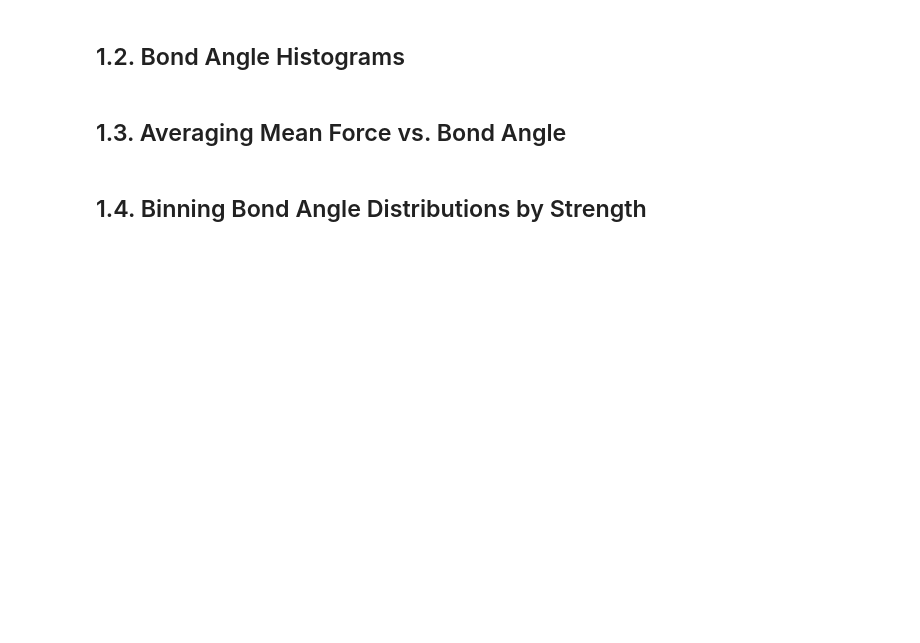
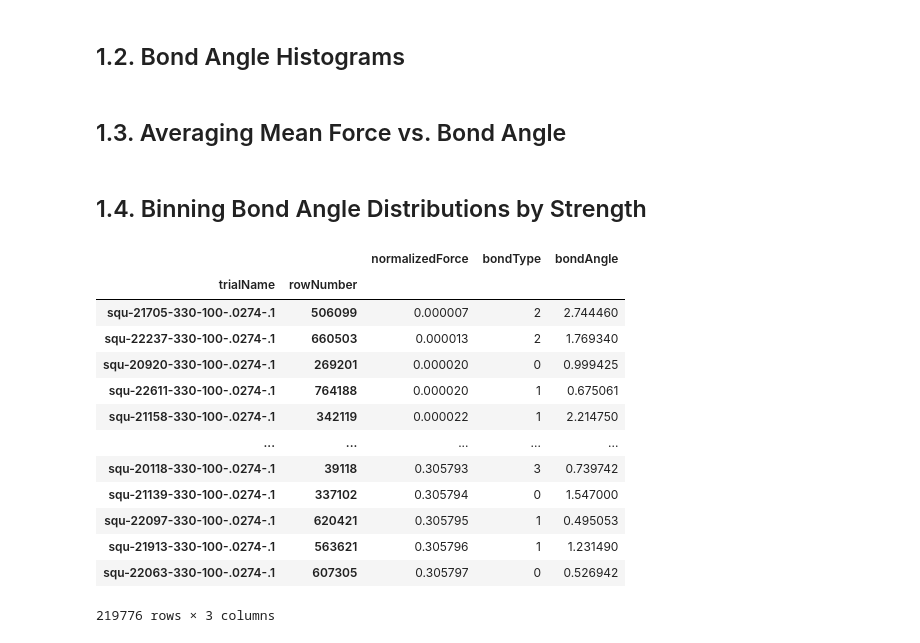
Before and after one commit to andyletzhang/SwatGrains, a Jupyter notebook: BondAngle_Analysis.ipynb, the cells around one changed output. Cells and saved outputs as stored; diff of their text form; code cells hidden in the pictures; blank space fills up the shorter version.

```diff
--- a/BondAngle_Analysis.ipynb
+++ b/BondAngle_Analysis.ipynb
@@ -238,0 +232,17 @@ for file in ['squ100_07-19']:
+# %%
+dataDict[file].sort_values(by='normalizedForce').iloc[0:round(len(dataDict[file])/4)]
+# %% [output]
+|  |  | normalizedForce | bondType | bondAngle |
+| trialName | rowNumber |  |  |  |
+| squ-21705-330-100-.0274-.1 | 506099 | 0.000007 | 2 | 2.744460 |
+| squ-22237-330-100-.0274-.1 | 660503 | 0.000013 | 2 | 1.769340 |
+| squ-20920-330-100-.0274-.1 | 269201 | 0.000020 | 0 | 0.999425 |
+| squ-22611-330-100-.0274-.1 | 764188 | 0.000020 | 1 | 0.675061 |
+| squ-21158-330-100-.0274-.1 | 342119 | 0.000022 | 1 | 2.214750 |
+| ... | ... | ... | ... | ... |
+| squ-20118-330-100-.0274-.1 | 39118 | 0.305793 | 3 | 0.739742 |
+| squ-21139-330-100-.0274-.1 | 337102 | 0.305794 | 0 | 1.547000 |
+| squ-22097-330-100-.0274-.1 | 620421 | 0.305795 | 1 | 0.495053 |
+| squ-21913-330-100-.0274-.1 | 563621 | 0.305796 | 1 | 1.231490 |
+| squ-22063-330-100-.0274-.1 | 607305 | 0.305797 | 0 | 0.526942 |
+219776 rows × 3 columns
```
Also changed, not shown: parts of 2 cells of this notebook.
